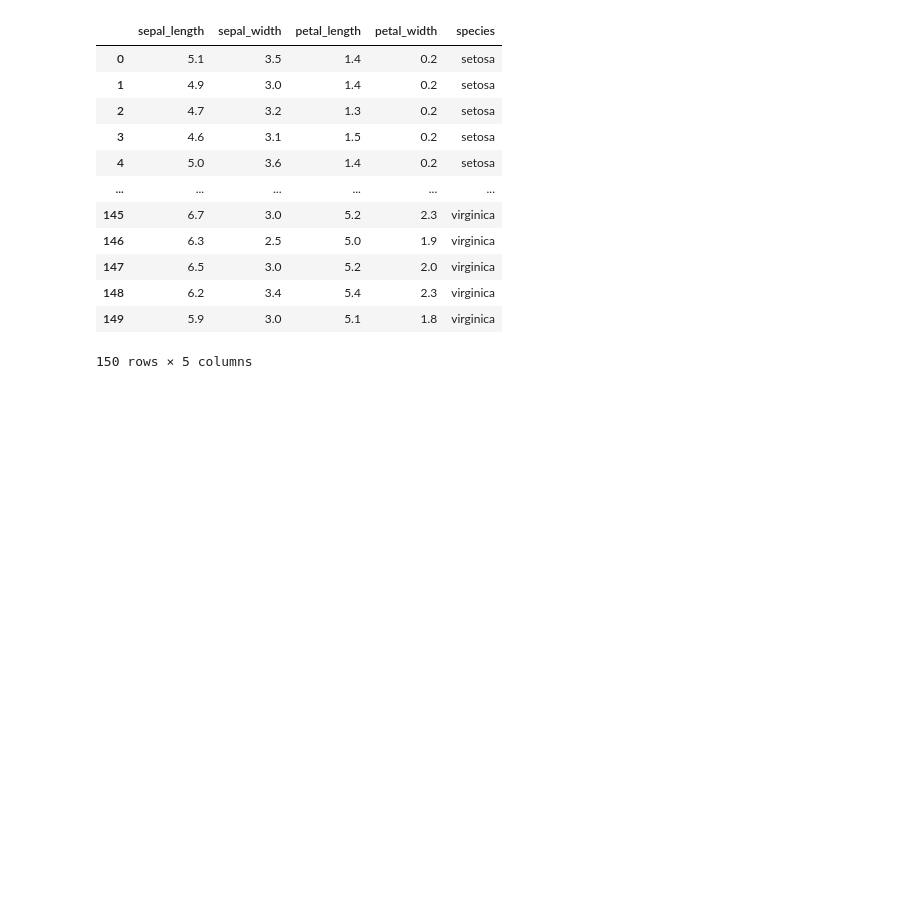
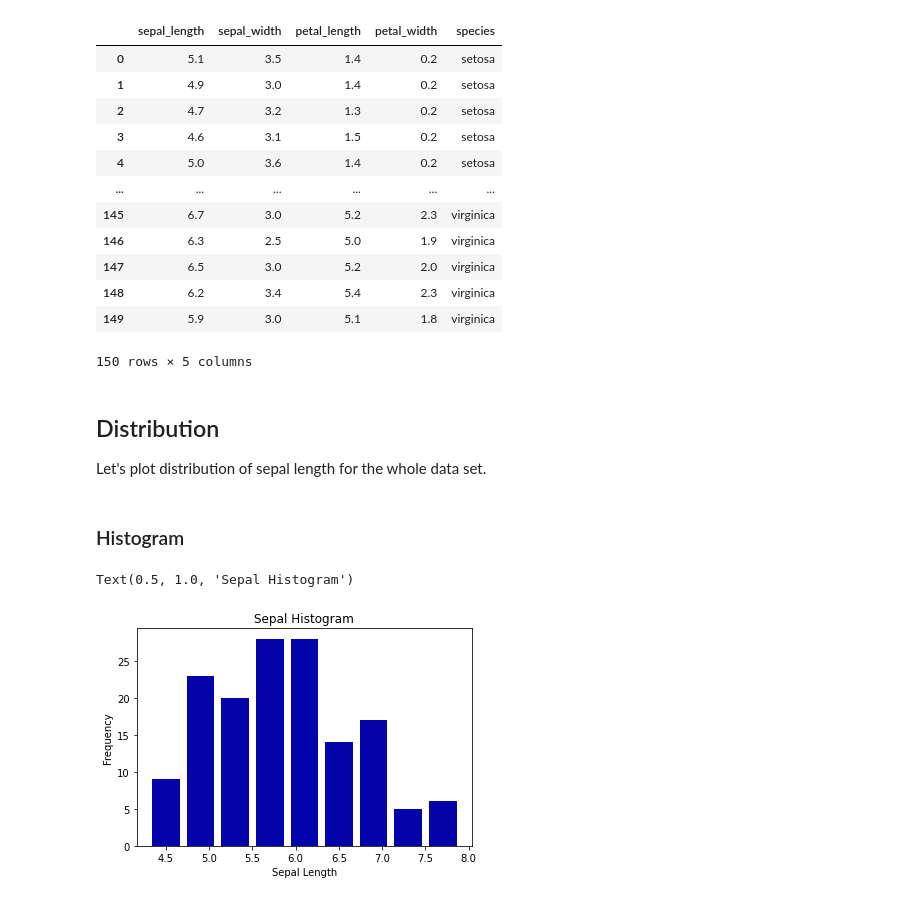
Before and after one commit to shaneahmed/StatswithPython, a Jupyter notebook: 03-DataVisualisation.ipynb, the cells around one changed output. Cells and saved outputs as stored; diff of their text form; code cells hidden in the pictures; blank space fills up the shorter version.

Commit message:
NEW: Add histogram and density plot - Add histogram and density plot

```diff
--- a/03-DataVisualisation.ipynb
+++ b/03-DataVisualisation.ipynb
@@ -58,3 +60,16 @@ iris
 | 148 | 6.2 | 3.4 | 5.4 | 2.3 | virginica |
 | 149 | 5.9 | 3.0 | 5.1 | 1.8 | virginica |
 150 rows × 5 columns
+# %% [markdown]
+## Distribution
+Let's plot distribution of sepal length for the whole data set.
+# %% [markdown]
+### Histogram
+# %%
+n, bins, patches = plt.hist(x=iris['sepal_length'], bins='auto', color='#0504aa', rwidth=0.80)
+plt.xlabel('Sepal Length')
+plt.ylabel('Frequency')
+plt.title('Sepal Histogram')
+# %% [output]
+Text(0.5, 1.0, 'Sepal Histogram')
+[figure, added]
```
Also changed, not shown: parts of 10 cells of this notebook.
